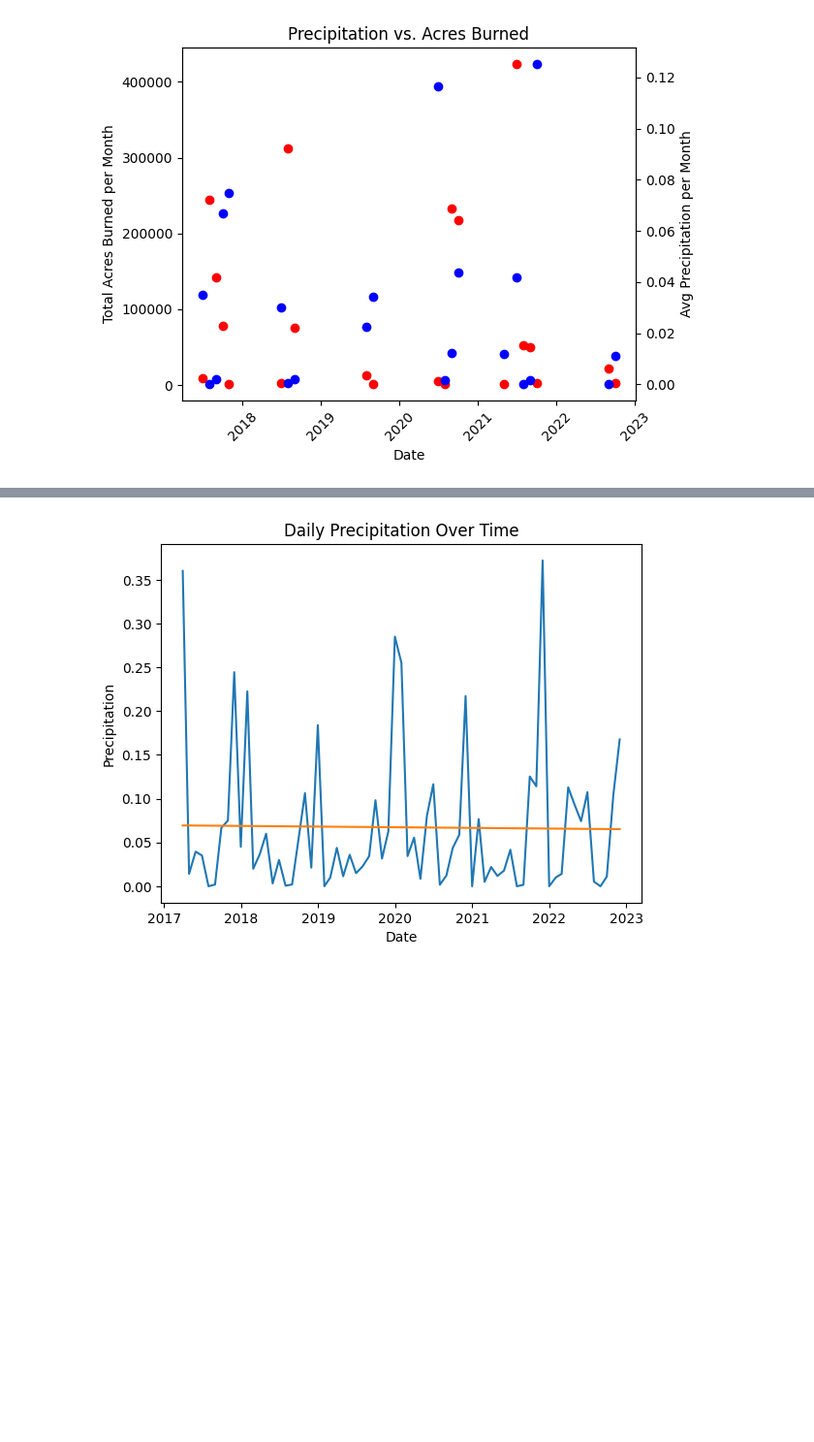
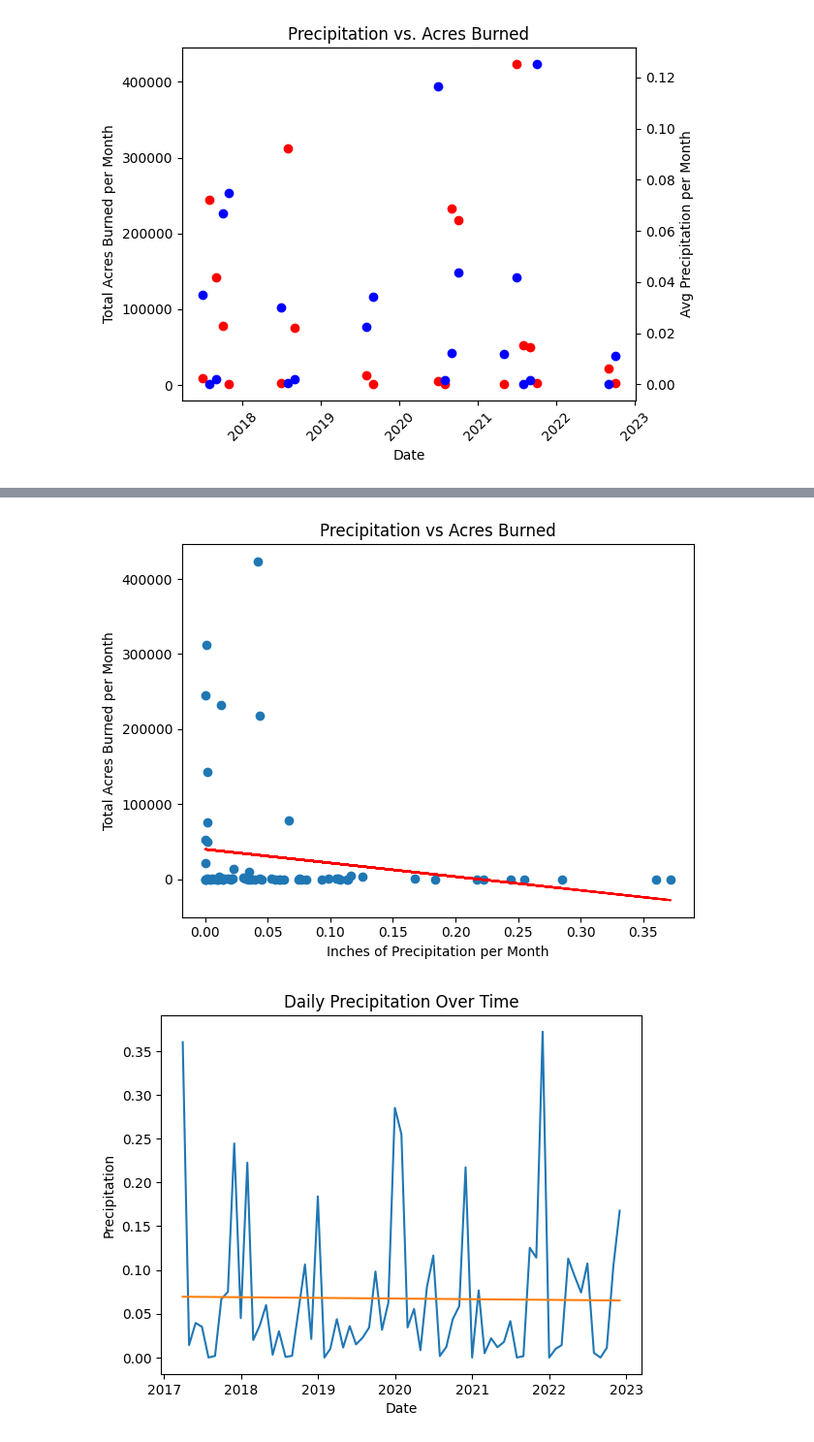
Before and after one commit to ctetreault13/Project-1-Oregon-Fire-and-wheel, a Jupyter notebook: Project_1_Oregon_Fires.ipynb, the cells around one changed output, grey strips where cells are left out. Shown at 97% size. Drawn from its saved outputs; the diff is of its cells as text; code cells hidden in the pictures; blank space fills up the shorter version.

```diff
--- a/Project_1_Oregon_Fires.ipynb
+++ b/Project_1_Oregon_Fires.ipynb
@@ -348,3 +367,23 @@ plt.show()
+# %%
+corr_slope, corr_int, corr_r, corr_p, corr_std_err = st.linregress(weather_fire_monthly["PRCP"], weather_fire_monthly["EstTotalAcres"])
+corr_fit = weather_fire_monthly["PRCP"] * corr_slope + corr_int
+
+plt.scatter(weather_fire_monthly["PRCP"], weather_fire_monthly["EstTotalAcres"])
+plt.plot(weather_fire_monthly["PRCP"], corr_fit, color="r")
+
+plt.xlabel("Inches of Precipitation per Month")
+plt.ylabel("Total Acres Burned per Month")
+plt.title("Precipitation vs Acres Burned")
+
+plt.tight_layout()
+
+plt.savefig("Adam/graph_images/fig4.png")
+
+plt.show
+
+print()
+# %% [output]
+[figure, added]
 # %%
 plt.plot(weather_fire_monthly["DATE"], weather_fire_monthly["PRCP"])
 
```
Also changed, not shown: parts of 1 cell of this notebook, 2 other files.
